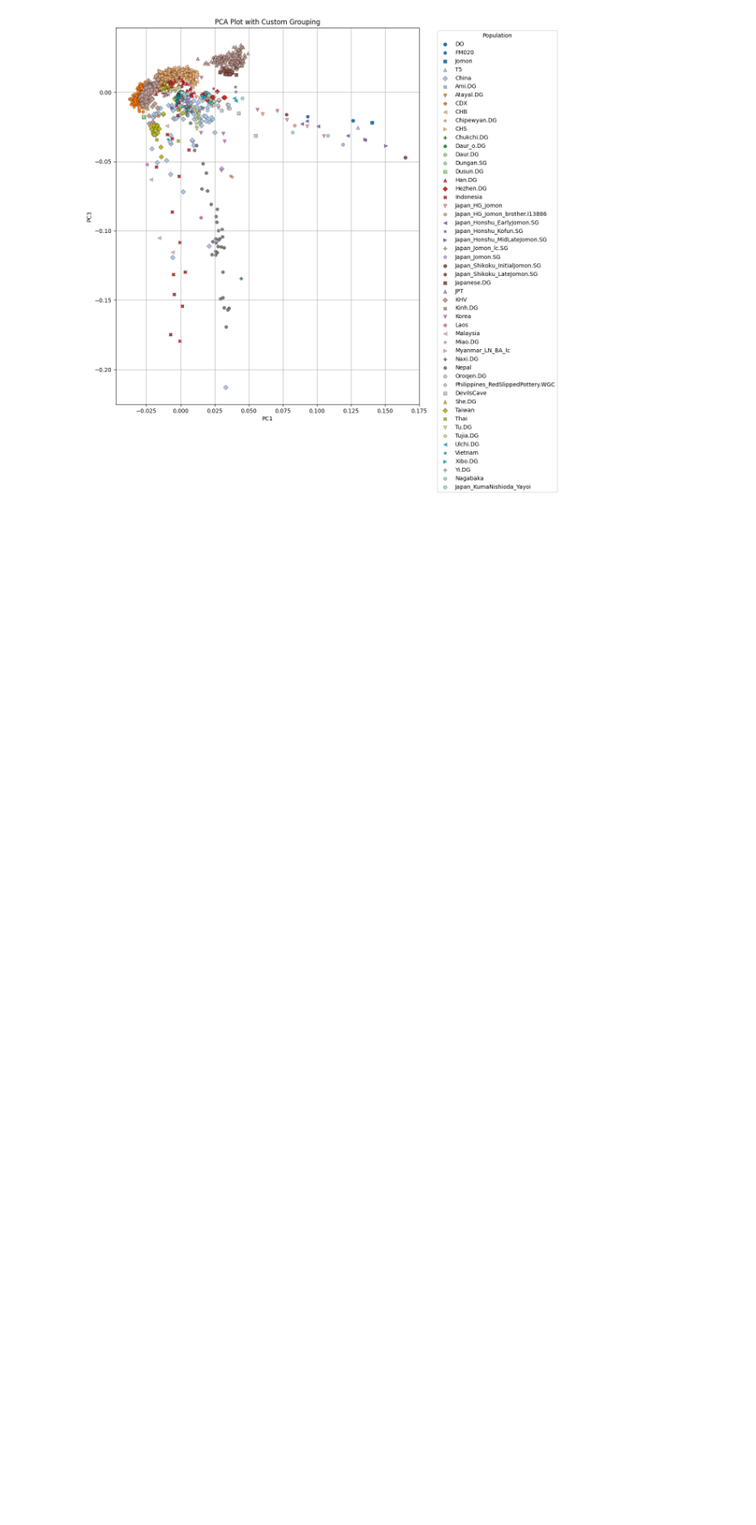
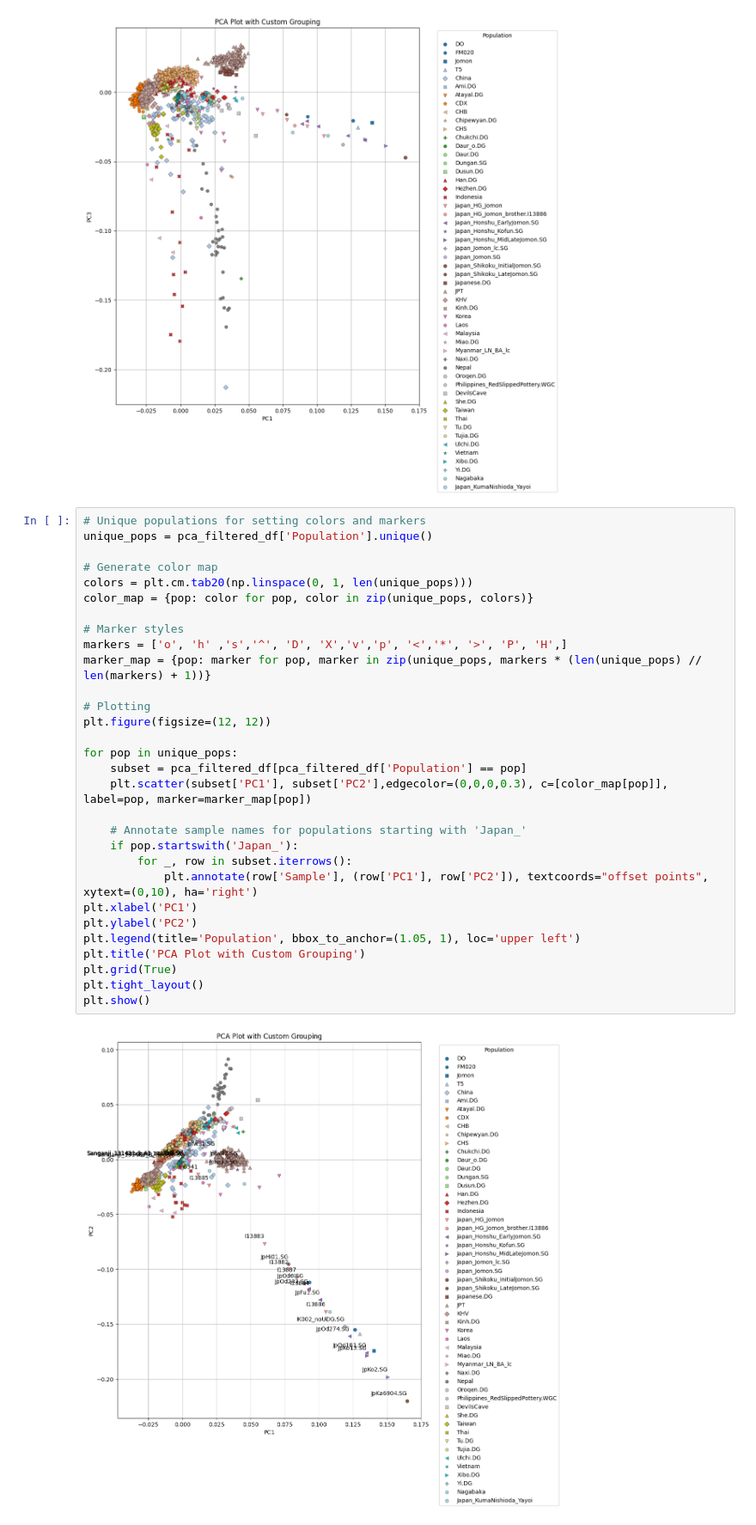
Before and after one commit to humgendiv/mkato-jomon, a Jupyter notebook: 1-AADR/1-0-pca/1-1-3-plot.ipynb, the cells around one changed output. Shown at 86% size. Drawn from its saved outputs; the diff is of its cells as text; blank space fills up the shorter version.

```diff
--- a/1-AADR/1-0-pca/1-1-3-plot.ipynb
+++ b/1-AADR/1-0-pca/1-1-3-plot.ipynb
@@ -112,3 +111,35 @@ plt.tight_layout()
 plt.show()
 # %% [output]
 [figure]
+# %%
+# Unique populations for setting colors and markers
+unique_pops = pca_filtered_df['Population'].unique()
+
+# Generate color map
+colors = plt.cm.tab20(np.linspace(0, 1, len(unique_pops)))
+color_map = {pop: color for pop, color in zip(unique_pops, colors)}
+
+# Marker styles
+markers = ['o', 'h' ,'s','^', 'D', 'X','v','p', '<','*', '>', 'P', 'H',]
+marker_map = {pop: marker for pop, marker in zip(unique_pops, markers * (len(unique_pops) // len(markers) + 1))}
+
+# Plotting
+plt.figure(figsize=(12, 12))
+
+for pop in unique_pops:
+    subset = pca_filtered_df[pca_filtered_df['Population'] == pop]
+    plt.scatter(subset['PC1'], subset['PC2'],edgecolor=(0,0,0,0.3), c=[color_map[pop]], label=pop, marker=marker_map[pop])
+
+    # Annotate sample names for populations starting with 'Japan_'
+    if pop.startswith('Japan_'):
+        for _, row in subset.iterrows():
+            plt.annotate(row['Sample'], (row['PC1'], row['PC2']), textcoords="offset points", xytext=(0,10), ha='right')
+plt.xlabel('PC1')
+plt.ylabel('PC2')
+plt.legend(title='Population', bbox_to_anchor=(1.05, 1), loc='upper left')
+plt.title('PCA Plot with Custom Grouping')
+plt.grid(True)
+plt.tight_layout()
+plt.show()
+# %% [output]
+[figure, added]
```
Also changed, not shown: parts of 1 cell of this notebook, 2 other files.
